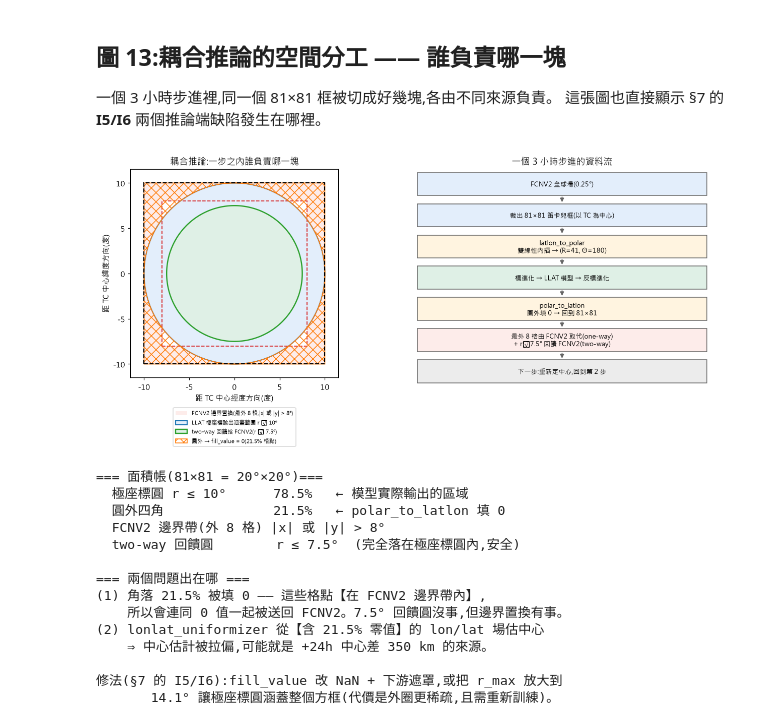
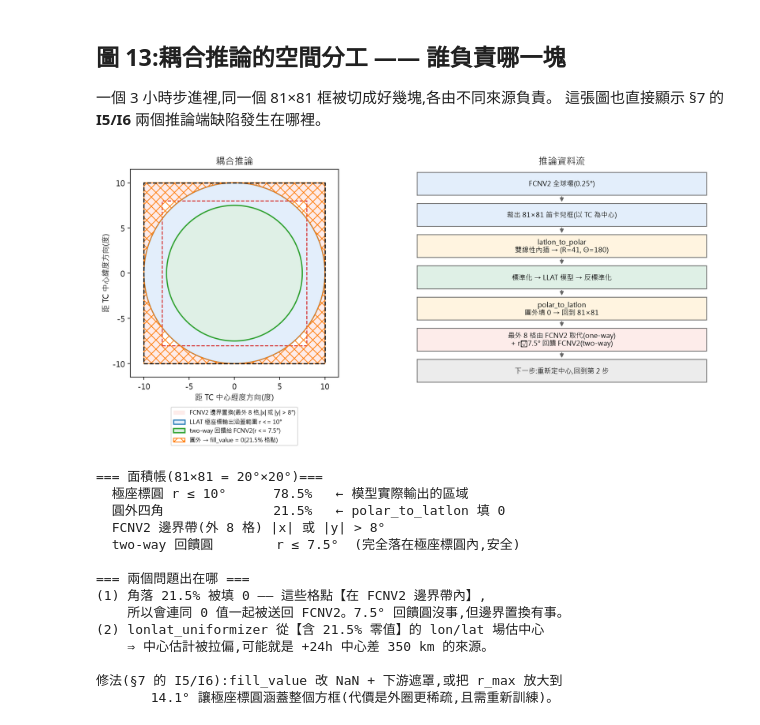
Before and after one commit to Payne721401/LLAT_polar, a Jupyter notebook: analysis/training_analysis.ipynb, the cells around one changed output. Saved outputs shown, nothing was run; the diff lists cells and outputs as text; code cells hidden in the pictures.

```diff
--- a/analysis/training_analysis.ipynb
+++ b/analysis/training_analysis.ipynb
@@ -23,7 +23,14 @@ plt.rcParams["axes.unicode_minus"] = False
 # 對數座標的刻度標籤(10^-1 之類)走 mathtext,它有【自己的】字型設定。
 # 若讓它沿用 font.sans-serif,微軟正黑體沒有 U+2212 減號,10^-1 會被畫成
 # 「10^x1」—— 圖看起來就像壞掉。強制 mathtext 用 DejaVu。
-plt.rcParams["mathtext.fontset"] = "dejavusans"
+# 對數座標刻度(10^-1 之類)走 mathtext,它有自己的字型設定。
+# 只設 fontset="dejavusans" 不夠 —— 仍會回退到 font.sans-serif 的微軟正黑體,
+# 而正黑體沒有 U+2212 減號,結果 10^-1 會被畫成「10^x1」。
+# 用 custom 並逐項指定 DejaVu(它有完整的數學符號)才會真的生效。
+plt.rcParams["mathtext.fontset"] = "custom"
+plt.rcParams["mathtext.rm"] = "DejaVu Sans"
+plt.rcParams["mathtext.it"] = "DejaVu Sans:italic"
+plt.rcParams["mathtext.bf"] = "DejaVu Sans:bold"
 
 
 def load(path):
@@ -1278,12 +1231,12 @@ a.add_patch(plt.Rectangle((-half, -half), 2 * half, 2 * half,
 a.add_patch(plt.Rectangle((-bdy, -bdy), 2 * bdy, 2 * bdy, fc="white", ec="none"))
 th = np.linspace(0, 2 * np.pi, 400)
 a.fill(R_MAX * np.cos(th), R_MAX * np.sin(th), fc="#e3eefb", ec="tab:blue",
-       lw=1.4, zorder=1, label="LLAT 極座標輸出涵蓋範圍 r ≤ %g°" % R_MAX)
+       lw=1.4, zorder=1, label="LLAT 極座標輸出涵蓋範圍 r <= %g°" % R_MAX)
 a.add_patch(plt.Rectangle((-bdy, -bdy), 2 * bdy, 2 * bdy, fc="none",
                           ec="tab:red", lw=1.2, ls="--", zorder=3))
 a.fill(FEEDBACK_R * np.cos(th), FEEDBACK_R * np.sin(th), fc="#dff0e6",
        ec="tab:green", lw=1.6, zorder=2,
-       label="two-way 回饋給 FCNV2(r ≤ %g°)" % FEEDBACK_R)
+       label="two-way 回饋給 FCNV2(r <= %g°)" % FEEDBACK_R)
 # 角落:圓外 → polar_to_latlon 的 fill_value = 0
 for sx in (-1, 1):
     for sy in (-1, 1):
@@ -1298,7 +1251,7 @@ a.add_patch(plt.Rectangle((-half, -half), 2 * half, 2 * half, fill=False,
 a.set_aspect("equal"); a.set_xlim(-11.5, 11.5); a.set_ylim(-11.5, 11.5)
 a.grid(False)
 a.set_xlabel("距 TC 中心經度方向(度)"); a.set_ylabel("距 TC 中心緯度方向(度)")
-a.set_title("耦合推論:一步之內誰負責哪一塊")
+a.set_title("耦合推論")
 a.legend(fontsize=7.5, loc="upper center", bbox_to_anchor=(.5, -.13))
 
 # ── 右:資料在一步之內的流動順序 ──────────────────────────────────────
@@ -1314,35 +1267,35 @@ BOXES = [(.5, .93, "FCNV2 全球場(0.25°)", "#e3eefb"),
          (.5, .03, "下一步:重新定中心,回到第 2 步", "#ececec")]
 for x, y, t, fc in BOXES:
     a.add_patch(plt.Rectangle((x - .45, y - .055), .9, .11, fc=fc, ec="#666666",
                               lw=1, transform=a.transAxes, clip_on=False))
     a.text(x, y, t, ha="center", va="center", fontsize=8.8, transform=a.transAxes)
 for y in [.855, .705, .555, .405, .255, .105]:
     a.annotate("", xy=(.5, y - .02), xytext=(.5, y + .02), xycoords=a.transAxes,
                arrowprops=dict(arrowstyle="-|>", lw=1.2, color="#666666"))
-a.set_title("一個 3 小時步進的資料流")
+a.set_title("推論資料流")
 
 plt.tight_layout()
 plt.show()
 
 
 inside = np.pi * R_MAX ** 2
 box = (2 * half) ** 2
 print("=== 面積帳(81×81 = 20°×20°)===")
 print("  極座標圓 r ≤ %g°      %.1f%%   ← 模型實際輸出的區域" % (R_MAX, 100 * inside / box))
 print("  圓外四角              %.1f%%   ← polar_to_latlon 填 0" % (100 * (1 - inside / box)))
 print("  FCNV2 邊界帶(外 8 格) |x| 或 |y| > %g°" % bdy)
 print("  two-way 回饋圓        r ≤ %g°  (完全落在極座標圓內,安全)" % FEEDBACK_R)
 
 print("\n=== 兩個問題出在哪 ===")
 print("(1) 角落 21.5% 被填 0 —— 這些格點【在 FCNV2 邊界帶內】,")
 print("    所以會連同 0 值一起被送回 FCNV2。7.5° 回饋圓沒事,但邊界置換有事。")
 print("(2) lonlat_uniformizer 從【含 21.5% 零值】的 lon/lat 場估中心")
 print("    ⇒ 中心估計被拉偏,可能就是 +24h 中心差 350 km 的來源。")
 print("\n修法(§7 的 I5/I6):fill_value 改 NaN + 下游遮罩,或把 r_max 放大到")
 print("       %.1f° 讓極座標圓涵蓋整個方框(代價是外圈更稀疏,且需重新訓練)。"
       % (half * np.sqrt(2)))
 # %% [output]
-[figure, old version]
+[figure, new version]
 === 面積帳(81×81 = 20°×20°)===
   極座標圓 r ≤ 10°      78.5%   ← 模型實際輸出的區域
   圓外四角              21.5%   ← polar_to_latlon 填 0
```
Also changed, not shown: parts of 18 cells of this notebook, 29 other files.
